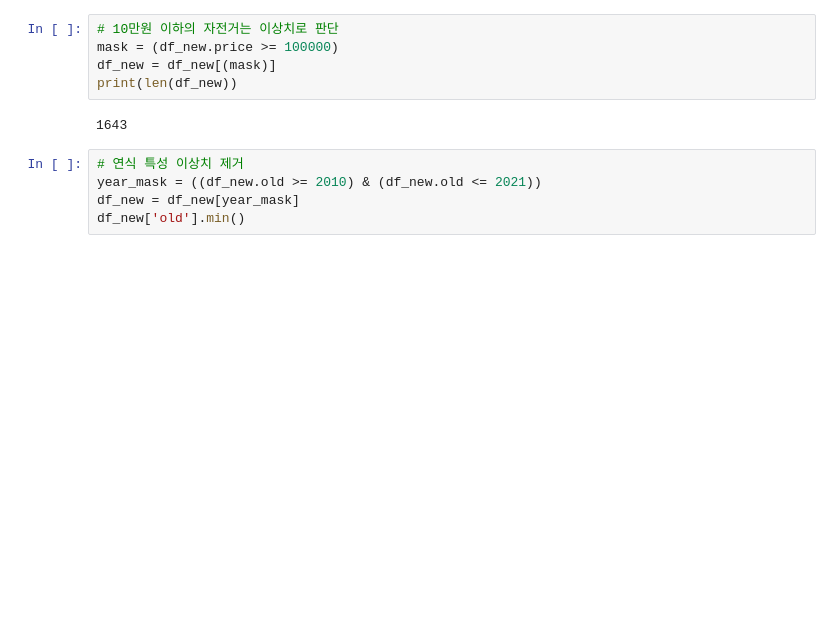
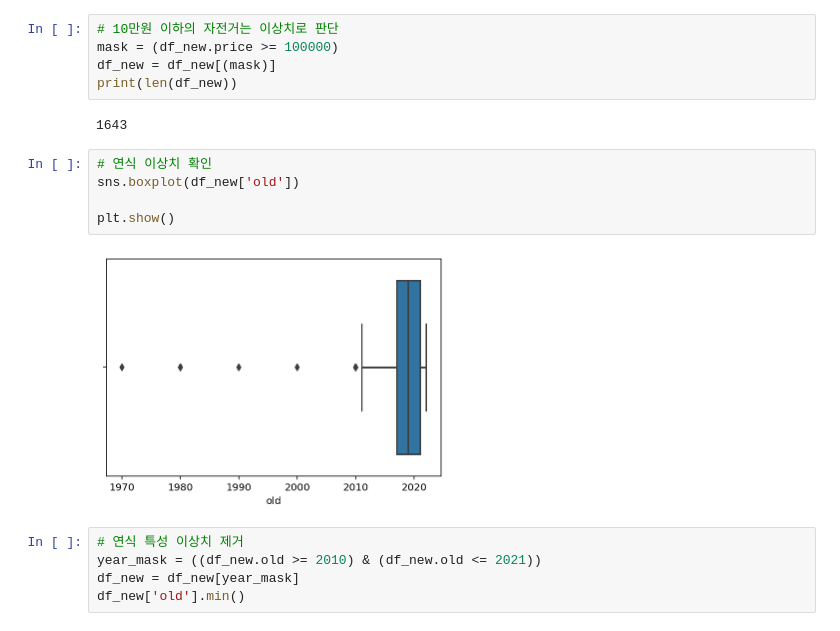
Before and after one commit to MaengJoonYoung/Section3_Project, a Jupyter notebook: Preprocessing&model_test.ipynb, the cells around one changed output. Drawn from its saved outputs; the diff is of its cells as text; blank space fills up the shorter version.

```diff
--- a/Preprocessing&model_test.ipynb
+++ b/Preprocessing&model_test.ipynb
@@ -114,6 +139,13 @@ df_new = df_new[(mask)]
 print(len(df_new))
 # %% [output]
 1643
+# %%
+# 연식 이상치 확인
+sns.boxplot(df_new['old'])
+
+plt.show()
+# %% [output]
+[figure, added]
 # %%
 # 연식 특성 이상치 제거
 year_mask = ((df_new.old >= 2010) & (df_new.old <= 2021))
```
Also changed, not shown: parts of 4 cells of this notebook.
